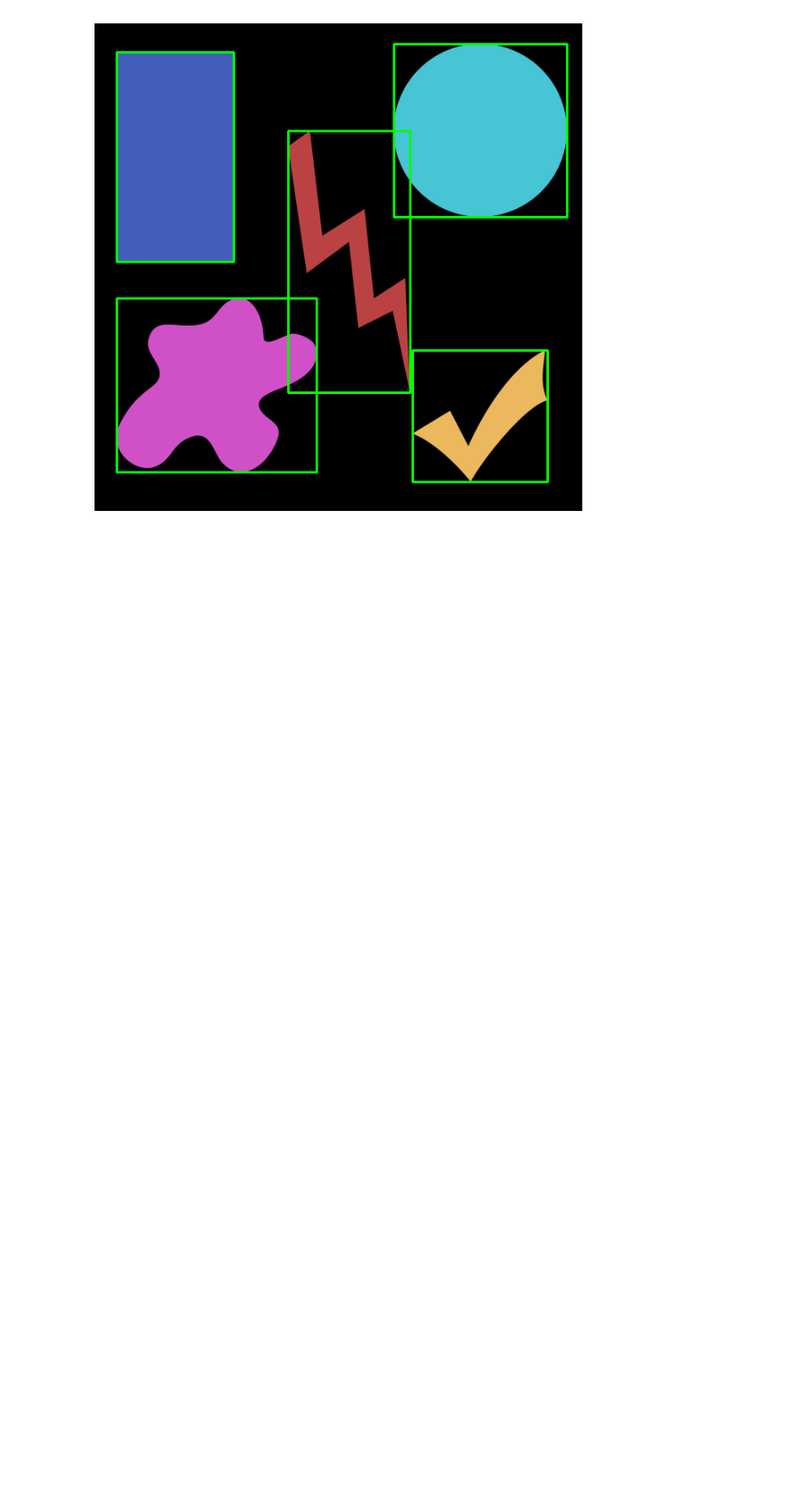
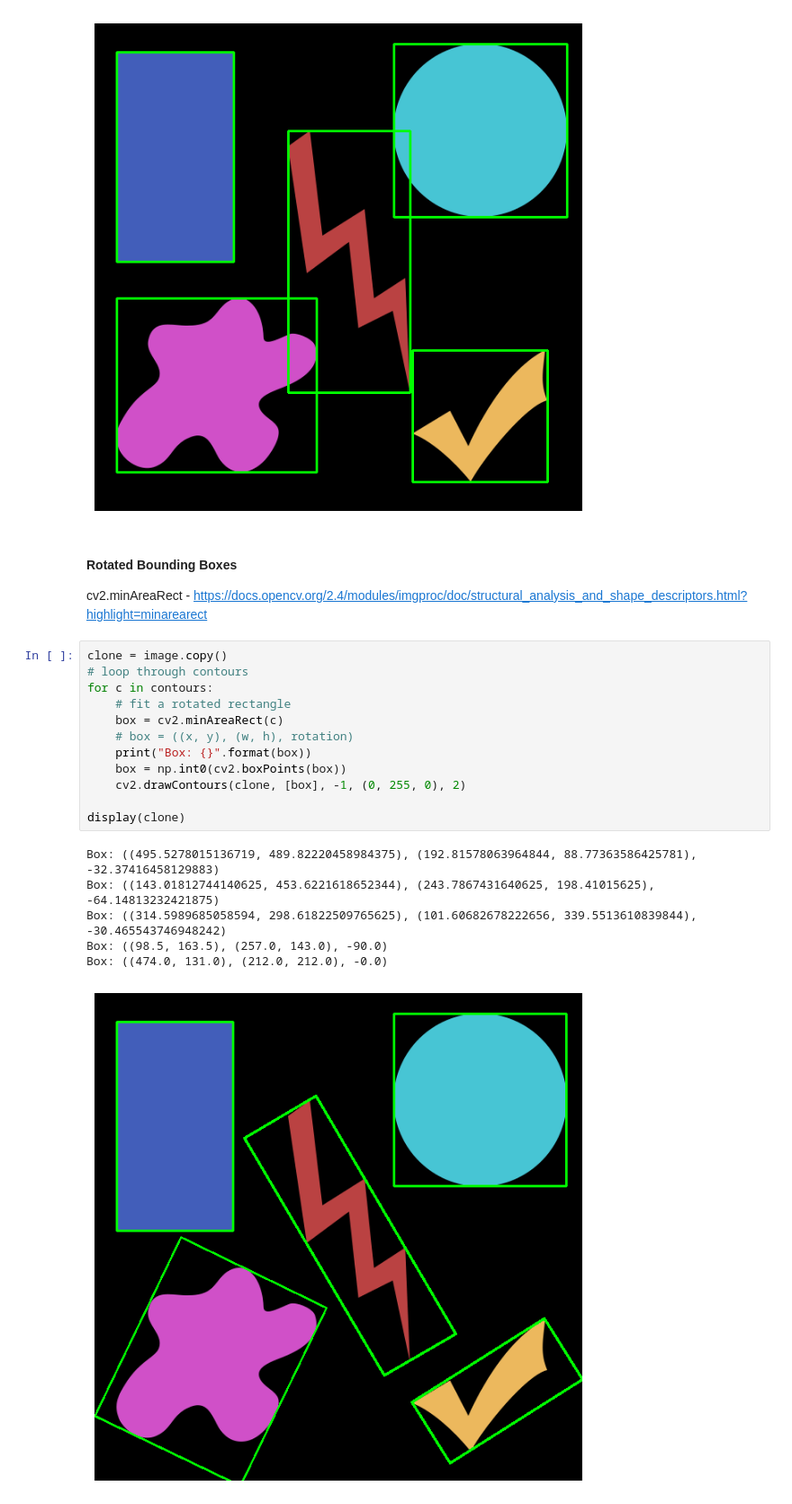
Before and after one commit to KarthikKothareddy/pisgurus, a Jupyter notebook: contours.ipynb, the cells around one changed output. Shown at 90% size. Cells and saved outputs as stored; diff of their text form; blank space fills up the shorter version.

Commit message:
rotating bounding boxes

```diff
--- a/contours.ipynb
+++ b/contours.ipynb
@@ -260,3 +260,26 @@ for c in contours:
 display(clone)
 # %% [output]
 [figure]
+# %% [markdown]
+#### Rotated Bounding Boxes
+
+cv2.minAreaRect - https://docs.opencv.org/2.4/modules/imgproc/doc/structural_analysis_and_shape_descriptors.html?highlight=minarearect
+# %%
+clone = image.copy()
+# loop through contours
+for c in contours:
+    # fit a rotated rectangle
+    box = cv2.minAreaRect(c)
+    # box = ((x, y), (w, h), rotation)
+    print("Box: {}".format(box))
+    box = np.int0(cv2.boxPoints(box))
+    cv2.drawContours(clone, [box], -1, (0, 255, 0), 2)
+
+display(clone)
+# %% [output]
+Box: ((495.5278015136719, 489.82220458984375), (192.81578063964844, 88.77363586425781), -32.37416458129883)
+Box: ((143.01812744140625, 453.6221618652344), (243.7867431640625, 198.41015625), -64.14813232421875)
+Box: ((314.5989685058594, 298.61822509765625), (101.60682678222656, 339.5513610839844), -30.465543746948242)
+Box: ((98.5, 163.5), (257.0, 143.0), -90.0)
+Box: ((474.0, 131.0), (212.0, 212.0), -0.0)
+[figure, added]
```
